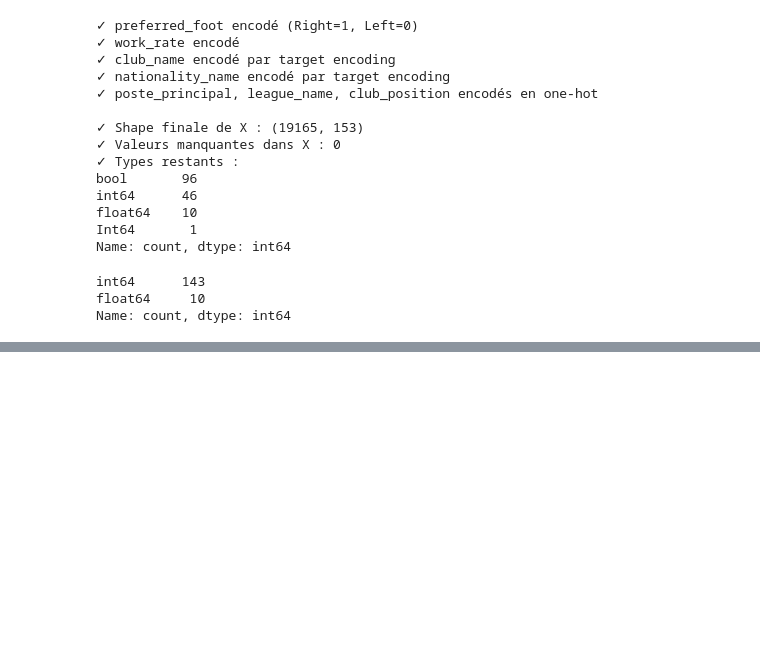
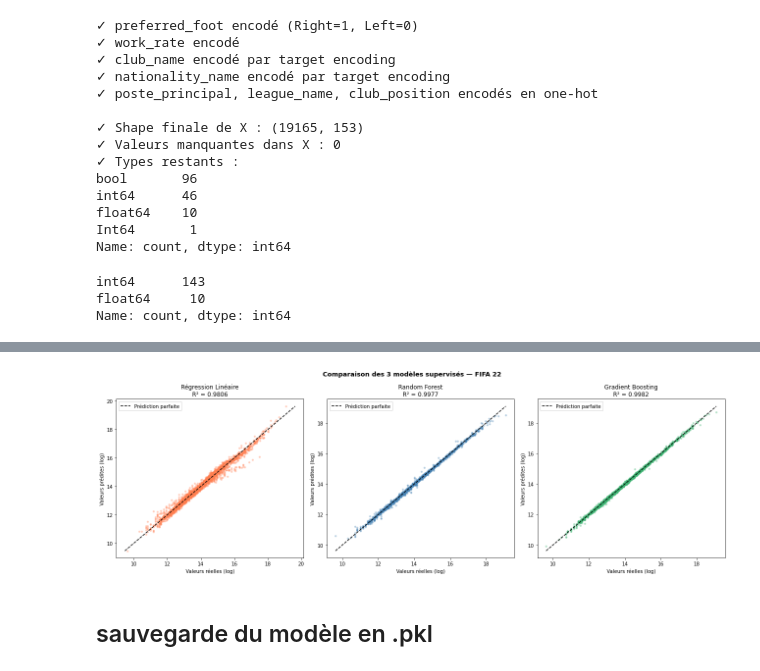
Before and after one commit to emiliehhd/Project_DataScience, a Jupyter notebook: EDA.ipynb, the cells around one changed output, grey strips where cells are left out. Drawn from its saved outputs; the diff is of its cells as text; code cells hidden in the pictures; blank space fills up the shorter version.

```diff
--- a/EDA.ipynb
+++ b/EDA.ipynb
@@ -808,0 +1178,70 @@ Name: count, dtype: int64
+# %%
+## 3eme
+
+from sklearn.ensemble import GradientBoostingRegressor
+
+print("=" * 55)
+print("🚀 GRADIENT BOOSTING REGRESSOR")
+print("=" * 55)
+
+gb = GradientBoostingRegressor(
+    n_estimators=200,      # nombre d'arbres
+    learning_rate=0.1,     # vitesse d'apprentissage
+    max_depth=5,           # profondeur max de chaque arbre
+    random_state=42
+)
+
+gb.fit(X_train2_scaled, y_train2)
+y_pred_gb = gb.predict(X_test2_scaled)
+
+r2_gb   = r2_score(y_test2, y_pred_gb)
+mae_gb  = mean_absolute_error(y_test2, y_pred_gb)
+rmse_gb = np.sqrt(mean_squared_error(y_test2, y_pred_gb))
+
+print(f"R²   : {r2_gb:.4f}")
+print(f"MAE  : {mae_gb:.4f}")
+print(f"RMSE : {rmse_gb:.4f}")
+
+# ── Comparaison finale des 3 modèles ─────────────────────────────────────
+print("\n" + "=" * 60)
+print("📋 COMPARAISON FINALE — 3 MODÈLES SUPERVISÉS")
+print("=" * 60)
+print(f"{'Métrique':<10} {'Régression Lin.':>17} {'Random Forest':>15} {'Gradient Boost':>16}")
+print("-" * 60)
+print(f"{'R²':<10} {r2_lr:>17.4f} {r2_rf2:>15.4f} {r2_gb:>16.4f}")
+print(f"{'MAE':<10} {mae_lr:>17.4f} {mae_rf2:>15.4f} {mae_gb:>16.4f}")
+print(f"{'RMSE':<10} {rmse_lr:>17.4f} {rmse_rf2:>15.4f} {rmse_gb:>16.4f}")
+print("-" * 60)
+
+# Déterminer le meilleur modèle
+meilleurs = {'Régression Linéaire': r2_lr,
+             'Random Forest': r2_rf2,
+             'Gradient Boosting': r2_gb}
+meilleur = max(meilleurs, key=meilleurs.get)
+print(f"\n✓ Meilleur modèle : {meilleur} (R² = {meilleurs[meilleur]:.4f})")
+
+# ── Visualisation comparaison ─────────────────────────────────────────────
+fig, axes = plt.subplots(1, 3, figsize=(18, 6))
+
+for ax, y_pred, titre, couleur, r2 in zip(
+    axes,
+    [y_pred_lr, y_pred_rf2, y_pred_gb],
+    ['Régression Linéaire', 'Random Forest', 'Gradient Boosting'],
+    ['coral', 'steelblue', 'mediumseagreen'],
+    [r2_lr, r2_rf2, r2_gb]
+):
+    ax.scatter(y_test2, y_pred, alpha=0.3, s=10, color=couleur)
+    min_val = min(y_test2.min(), y_pred.min())
+    max_val = max(y_test2.max(), y_pred.max())
+    ax.plot([min_val, max_val], [min_val, max_val],
+            'k--', linewidth=1.5, label='Prédiction parfaite')
+    ax.set_xlabel('Valeurs réelles (log)')
+    ax.set_ylabel('Valeurs prédites (log)')
+    ax.set_title(f'{titre}\nR² = {r2:.4f}')
+    ax.legend()
+
+plt.suptitle('Comparaison des 3 modèles supervisés — FIFA 22',
+             fontsize=13, fontweight='bold')
+plt.tight_layout()
+plt.show()
+# %% [output]
@@ -808,0 +1266 @@ Name: count, dtype: int64
+[figure, added]
@@ -808,0 +1271,2 @@ Name: count, dtype: int64
+# %% [markdown]
+## sauvegarde du modèle en .pkl
```
Also changed, not shown: parts of 12 cells of this notebook.
